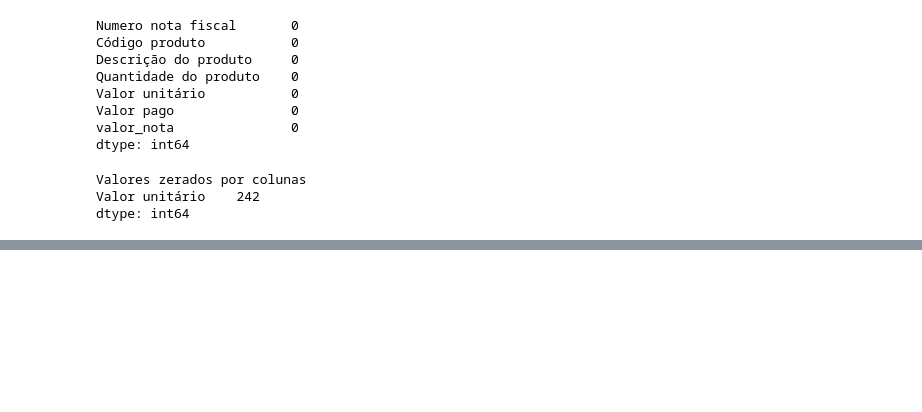
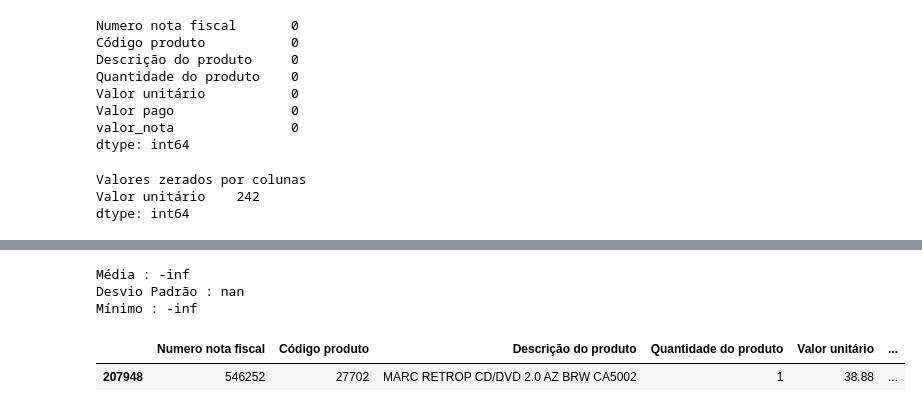
Before and after one commit to PauloQuirinoMN/Sistema-de-Recomendacao-e-Cross-selling, a Jupyter notebook: notas.ipynb, the cells around one changed output, grey strips where cells are left out. Cells and saved outputs as stored; diff of their text form; code cells hidden in the pictures; blank space fills up the shorter version.

```diff
--- a/notas.ipynb
+++ b/notas.ipynb
@@ -217,0 +249,14 @@ dtype: int64
+# %%
+media_porcentagem = df_vendas_limpo["Deferença %"].mean()
+desv_porcentagem = df_vendas_limpo["Deferença %"].std()
+min_porcentagem = df_vendas_limpo["Deferença %"].min()
+print(f"\nMédia : {media_porcentagem}\nDesvio Padrão : {desv_porcentagem}\nMínimo : {min_porcentagem}")
+# %% [output]
+Média : -inf
+Desvio Padrão : nan
+Mínimo : -inf
+# %%
+df_vendas_limpo[df_vendas_limpo["Deferença %"] == 87.11]
+# %% [output]
+|  | Numero nota fiscal | Código produto | Descrição do produto | Quantidade do produto | Valor unitário | ... |
+| 207948 | 546252 | 27702 | MARC RETROP CD/DVD 2.0 AZ BRW CA5002 | 1 | 38.88 | ... |
```
Also changed, not shown: parts of 3 cells of this notebook, 2 other files.
